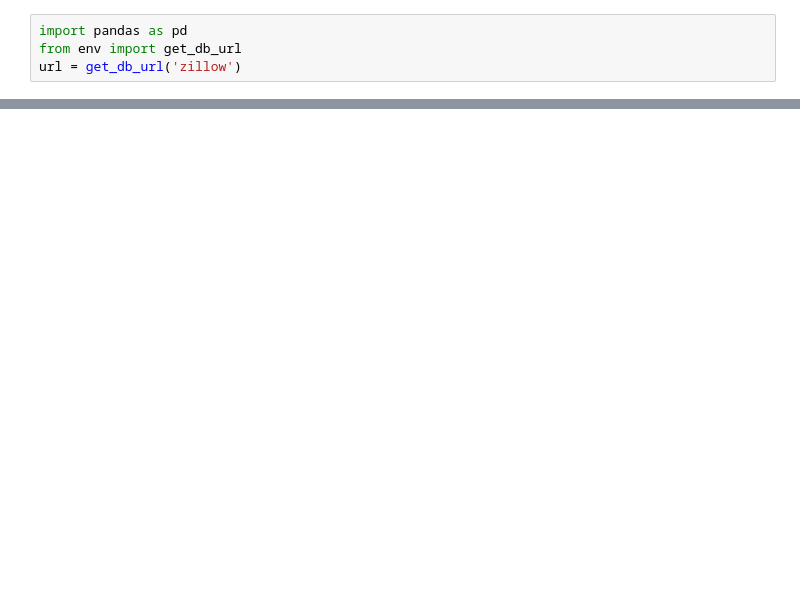
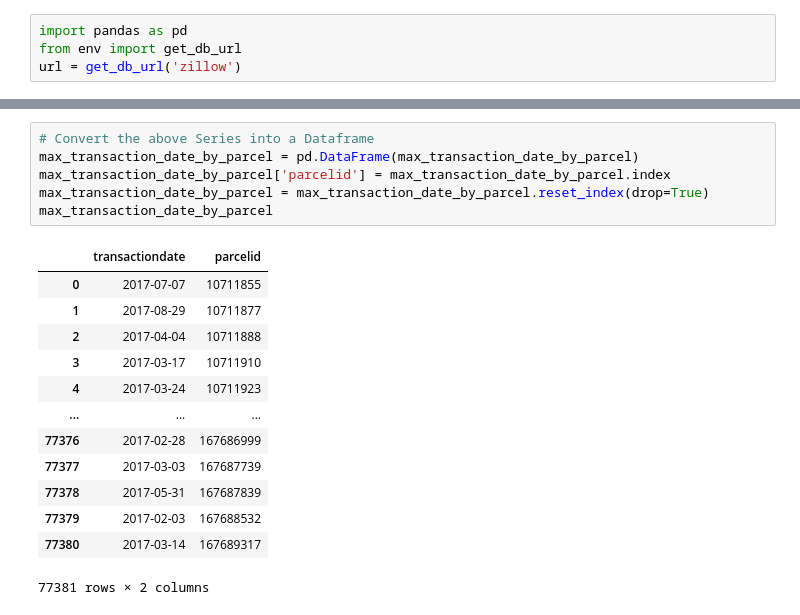
Before and after one commit to ryanorsinger/random_resources, a Jupyter notebook: get_rows_with_latest_transactionid.ipynb, the cells around one changed output, grey strips where cells are left out. Saved outputs shown, nothing was run; the diff lists cells and outputs as text; blank space fills up the shorter version.

```diff
--- a/get_rows_with_latest_transactionid.ipynb
+++ b/get_rows_with_latest_transactionid.ipynb
@@ -192,0 +82,20 @@ final
+# %%
+# Convert the above Series into a Dataframe
+max_transaction_date_by_parcel = pd.DataFrame(max_transaction_date_by_parcel)
+max_transaction_date_by_parcel['parcelid'] = max_transaction_date_by_parcel.index
+max_transaction_date_by_parcel = max_transaction_date_by_parcel.reset_index(drop=True)
+max_transaction_date_by_parcel
+# %% [output]
+|  | transactiondate | parcelid |
+| 0 | 2017-07-07 | 10711855 |
+| 1 | 2017-08-29 | 10711877 |
+| 2 | 2017-04-04 | 10711888 |
+| 3 | 2017-03-17 | 10711910 |
+| 4 | 2017-03-24 | 10711923 |
+| ... | ... | ... |
+| 77376 | 2017-02-28 | 167686999 |
+| 77377 | 2017-03-03 | 167687739 |
+| 77378 | 2017-05-31 | 167687839 |
+| 77379 | 2017-02-03 | 167688532 |
+| 77380 | 2017-03-14 | 167689317 |
+77381 rows × 2 columns
```
Also changed, not shown: parts of 21 cells of this notebook.
